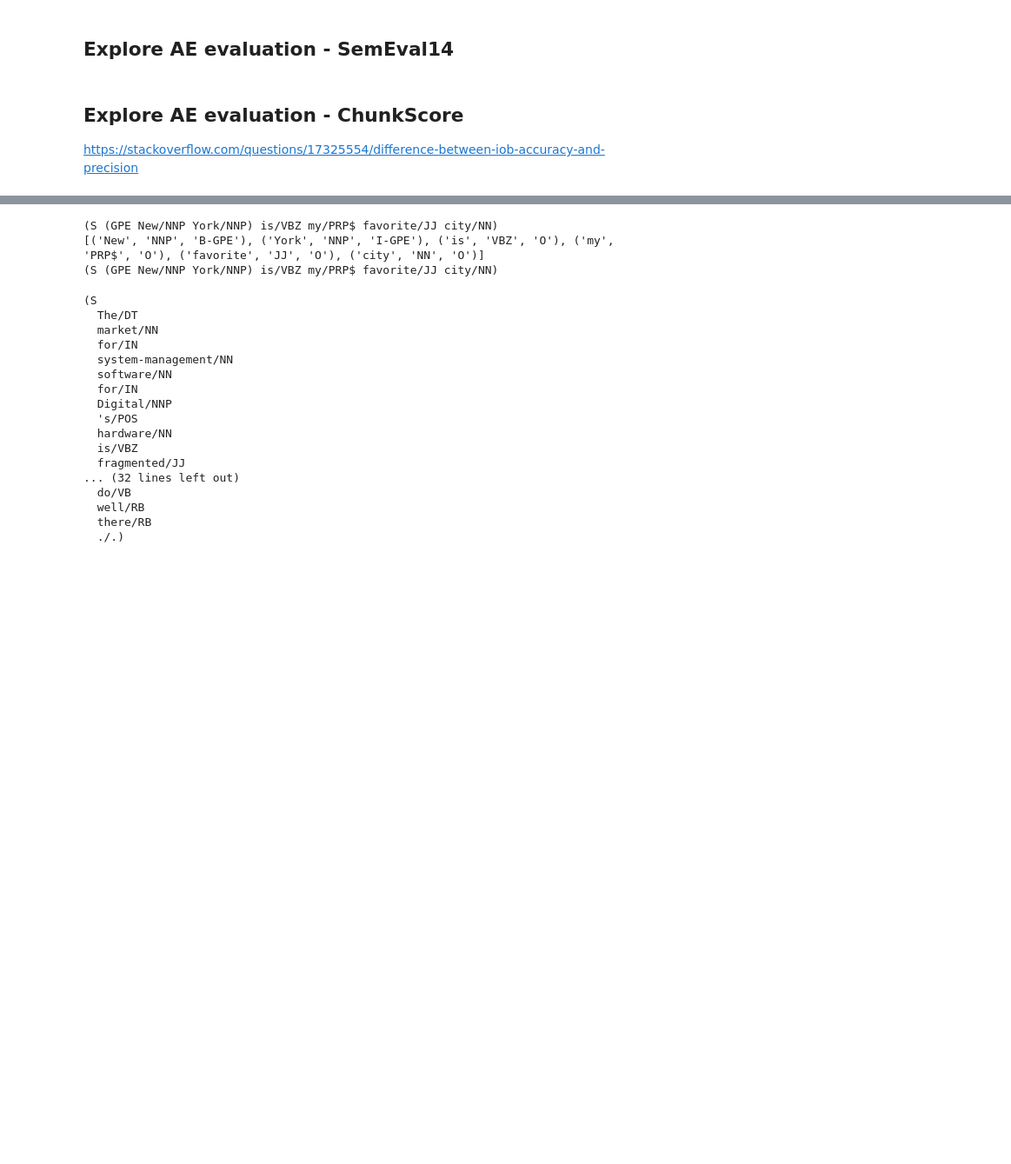
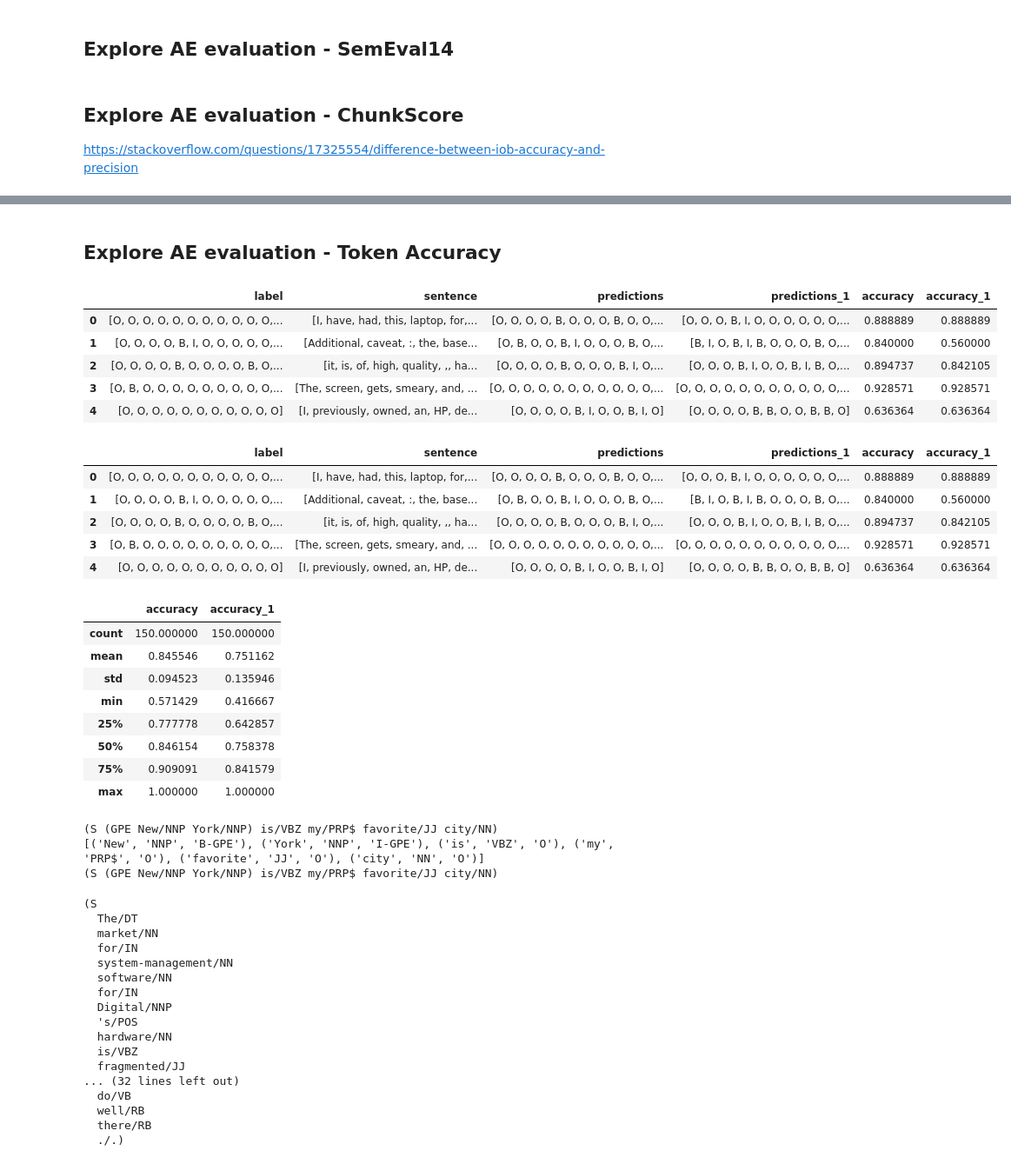
Before and after one commit to janehung04/w266-final, a Jupyter notebook: src/eda-data.ipynb, the cells around one changed output, grey strips where cells are left out. Shown: that part at 87% size. Drawn from its saved outputs; the diff is of its cells as text; code cells hidden in the pictures; blank space fills up the shorter version.

```diff
--- a/src/eda-data.ipynb
+++ b/src/eda-data.ipynb
@@ -418,3 +429,38 @@ ae_laptop_train['15']['label']
+# %% [markdown]
+## Explore AE evaluation - Token Accuracy
+# %%
+def get_accuracy(true,predictions):
+    accuracy = []
+    for true_el, predict_el in zip(true,predictions):
+        accuracy.append((np.array(predict_el) == np.array(true_el)).sum() / (len(true_el)))
+    return(accuracy)
+
+ae_laptop_dev_df['accuracy'] = get_accuracy(ae_laptop_dev_df.label,ae_laptop_dev_df.predictions)
+ae_laptop_dev_df['accuracy_1'] = get_accuracy(ae_laptop_dev_df.label,ae_laptop_dev_df.predictions_1)
+ae_laptop_dev_df.head()
+ae_laptop_dev_df[['accuracy','accuracy_1']].describe()
+# %% [output]
+|  | label | sentence | predictions | predictions_1 | accuracy | accuracy_1 |
+| 0 | [O, O, O, O, O, O, O, O, O, O, O,... | [I, have, had, this, laptop, for,... | [O, O, O, O, B, O, O, O, B, O, O,... | [O, O, O, B, I, O, O, O, O, O, O,... | 0.888889 | 0.888889 |
+| 1 | [O, O, O, O, B, I, O, O, O, O, O,... | [Additional, caveat, :, the, base... | [O, B, O, O, B, I, O, O, O, B, O,... | [B, I, O, B, I, B, O, O, O, B, O,... | 0.840000 | 0.560000 |
+| 2 | [O, O, O, O, B, O, O, O, O, B, O,... | [it, is, of, high, quality, ,, ha... | [O, O, O, O, B, O, O, O, B, I, O,... | [O, O, O, B, I, O, O, B, I, B, O,... | 0.894737 | 0.842105 |
+| 3 | [O, B, O, O, O, O, O, O, O, O, O,... | [The, screen, gets, smeary, and, ... | [O, O, O, O, O, O, O, O, O, O, O,... | [O, O, O, O, O, O, O, O, O, O, O,... | 0.928571 | 0.928571 |
+| 4 | [O, O, O, O, O, O, O, O, O, O, O] | [I, previously, owned, an, HP, de... | [O, O, O, O, B, I, O, O, B, I, O] | [O, O, O, O, B, B, O, O, B, B, O] | 0.636364 | 0.636364 |
+|  | label | sentence | predictions | predictions_1 | accuracy | accuracy_1 |
+| 0 | [O, O, O, O, O, O, O, O, O, O, O,... | [I, have, had, this, laptop, for,... | [O, O, O, O, B, O, O, O, B, O, O,... | [O, O, O, B, I, O, O, O, O, O, O,... | 0.888889 | 0.888889 |
+| 1 | [O, O, O, O, B, I, O, O, O, O, O,... | [Additional, caveat, :, the, base... | [O, B, O, O, B, I, O, O, O, B, O,... | [B, I, O, B, I, B, O, O, O, B, O,... | 0.840000 | 0.560000 |
+| 2 | [O, O, O, O, B, O, O, O, O, B, O,... | [it, is, of, high, quality, ,, ha... | [O, O, O, O, B, O, O, O, B, I, O,... | [O, O, O, B, I, O, O, B, I, B, O,... | 0.894737 | 0.842105 |
+| 3 | [O, B, O, O, O, O, O, O, O, O, O,... | [The, screen, gets, smeary, and, ... | [O, O, O, O, O, O, O, O, O, O, O,... | [O, O, O, O, O, O, O, O, O, O, O,... | 0.928571 | 0.928571 |
+| 4 | [O, O, O, O, O, O, O, O, O, O, O] | [I, previously, owned, an, HP, de... | [O, O, O, O, B, I, O, O, B, I, O] | [O, O, O, O, B, B, O, O, B, B, O] | 0.636364 | 0.636364 |
+|  | accuracy | accuracy_1 |
+| count | 150.000000 | 150.000000 |
+| mean | 0.845546 | 0.751162 |
+| std | 0.094523 | 0.135946 |
+| min | 0.571429 | 0.416667 |
+| 25% | 0.777778 | 0.642857 |
+| 50% | 0.846154 | 0.758378 |
+| 75% | 0.909091 | 0.841579 |
+| max | 1.000000 | 1.000000 |
 # %%
 # from nltk import word_tokenize, pos_tag, ne_chunk
 # from nltk import conlltags2tree, tree2conlltags
```
Also changed, not shown: parts of 3 cells of this notebook.
